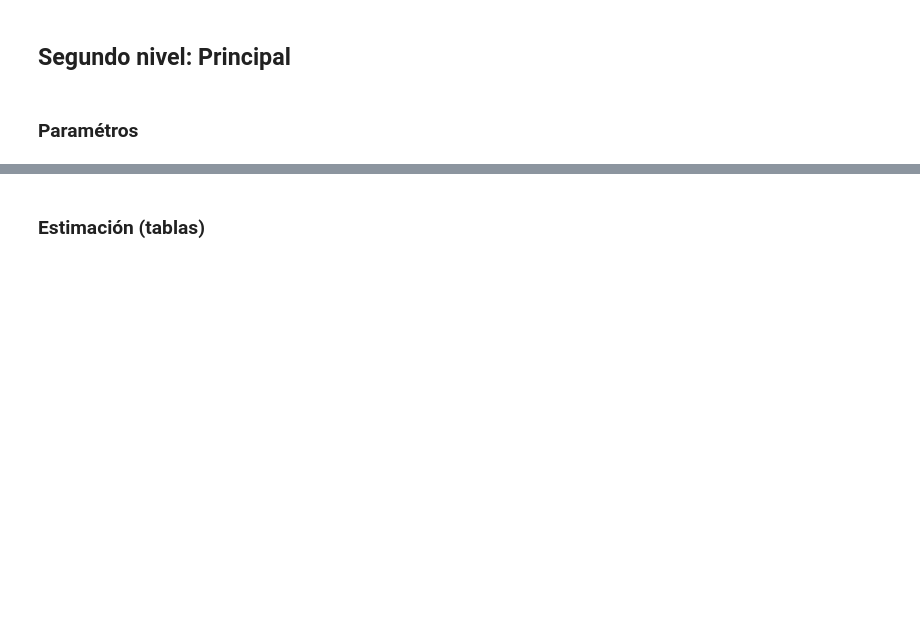
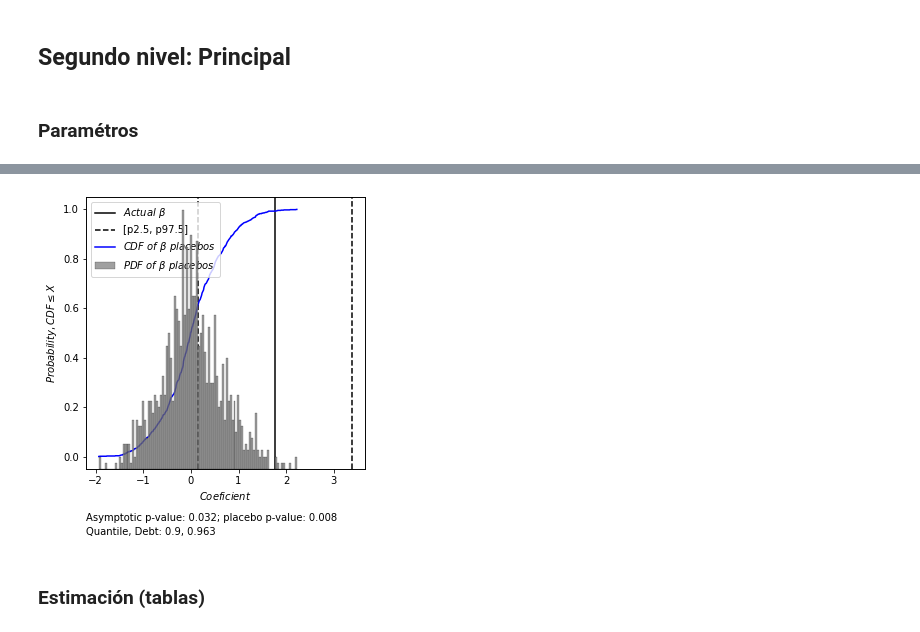
Before and after one commit to jguerrae/QuantilReg_InflationDebt, a Jupyter notebook: 3_ONE_SCRIPT.ipynb, the cells around one changed output, grey strips where cells are left out. Cells and saved outputs as stored; diff of their text form; code cells hidden in the pictures; blank space fills up the shorter version.

```diff
--- a/3_ONE_SCRIPT.ipynb
+++ b/3_ONE_SCRIPT.ipynb
@@ -278,3 +355,76 @@ dfr["DH_PI"] = dfr["DH"]*dfr["PI"]
+# %%
+# for quantil in [0.05, 0.1, 0.25, 0.5, 0.75, 0.9, 0.95]:
+for quantil in [0.91]:
+
+    dfqq = pd.read_excel(f'RESULTS/PI_IV/ROBUST_RANDINF_{quantil}.xlsx')
+
+    dfg = dfqq.iloc[2:]
+    placebos = pd.DataFrame(zip(dfg.Quantile, dfg.Slope), columns = ["treshold", "XT"])
+
+    min_coef = round(placebos.XT.min(),3)
+    max_coef = round(placebos.XT.max(),3)
+
+    results2 = []
+    NPLA = placebos.shape[0]
+    for i in np.arange(min_coef, max_coef, 0.01):
+        prob = (placebos["XT"] <= i).sum() / NPLA
+        results2.append({"coef": i, "P<=coef": prob})
+    placebos_cdf = pd.DataFrame(results2)
+
+    truec = dfqq.iloc[0].Slope
+    true_is = dfqq.iloc[0].Upper
+    true_ii = dfqq.iloc[0].Lower
+
+    valor = dfqq.iloc[0].Quantile_value
+
+    pvalue_ols = round(dfqq.iloc[0]["p-value"],3)
+    if truec<0:
+        pvalue_placebo = round(1 - ((placebos["XT"] >= truec).sum() / NPLA),3)
+    else:
+        pvalue_placebo = round(1 - ((placebos["XT"] <= truec).sum() / NPLA),3)
+
+
+    # fig, ax1 = plt.subplots(figsize=(10, 5))  # Cambia los valores según necesites
+    fig, ax1 = plt.subplots(figsize=(5, 5))  # Cambia los valores según necesites
+    ax2 = ax1.twinx()
+
+    # Primero dibujar las líneas verticales
+    ax1.axvline(x=truec, color='black', linestyle='-', label=r"$Actual \ \beta$")
+    ax1.axvline(x=true_ii, color='black', linestyle='--', label="[p2.5, p97.5]")
+    ax1.axvline(x=true_is, color='black', linestyle='--')
+
+    # Luego dibujar la línea CDF
+    ax1.plot(placebos_cdf['coef'], placebos_cdf['P<=coef'], label=r"$CDF \ of \ \beta  \ placebos$", color="blue")
+
+    # Finalmente dibujar el histograma
+    sns.histplot(placebos['XT'], ax=ax2, label=r"$PDF \ of \ \beta  \ placebos$", color="gray", bins=100, stat="probability")
+    ax2.set_yticks([])  # Elimina los ticks del eje Y derecho
+    ax2.set_yticklabels([])  # Elimina las etiquetas de los ticks del eje Y derecho
+    ax2.set_ylabel('')  # Asegura que no haya etiqueta en el eje Y derecho
+
+    # Extraer la información de la leyenda de cada eje
+    handles1, labels1 = ax1.get_legend_handles_labels()
+    handles2, labels2 = ax2.get_legend_handles_labels()
+
+    # Combina la información de las leyendas de ambos ejes
+    ax1.legend(handles=handles1 + handles2, labels=labels1 + labels2, loc='upper left')
+
+    # Etiquetas y texto
+    ax1.set_xlabel(r'$Coeficient$')  # Etiqueta del eje X
+    ax1.set_ylabel(r'$Probability, CDF \leq X$')  # Etiqueta del eje Y para la CDF
+
+    # plt.xlim()
+
+    # Texto en la figura
+    plt.text(0, -0.2, f'Asymptotic p-value: {pvalue_ols}; placebo p-value: {pvalue_placebo}', transform=ax1.transAxes, ha='left', va='bottom')
+    # plt.text(0, -0.25, f'Quantile, Debt: {quantil}, {round(valor,3)}', transform=ax1.transAxes, ha='left', va='bottom')
+    plt.text(0, -0.25, f'Quantile, Debt: {0.9}, {round(valor,3)}', transform=ax1.transAxes, ha='left', va='bottom')
+
+    plt.savefig(f'{results}/{INF}/ROBUST_RANDINF_{quantil}.jpeg', dpi=100, bbox_inches='tight')
+
+    plt.show()
+# %% [output]
+[figure, added]
 # %% [markdown]
 ### Estimación (tablas)
 # %%
```
Also changed, not shown: parts of 7 cells of this notebook, 1 other file.
